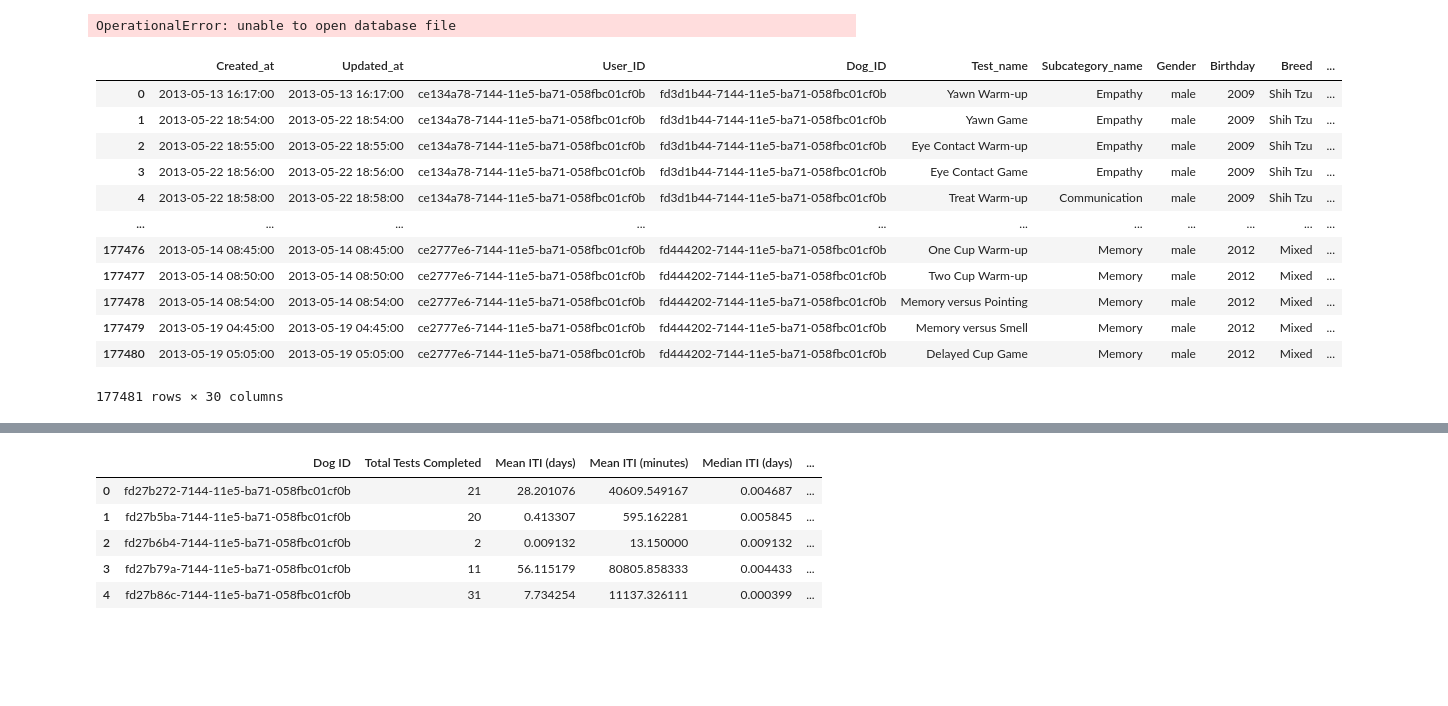
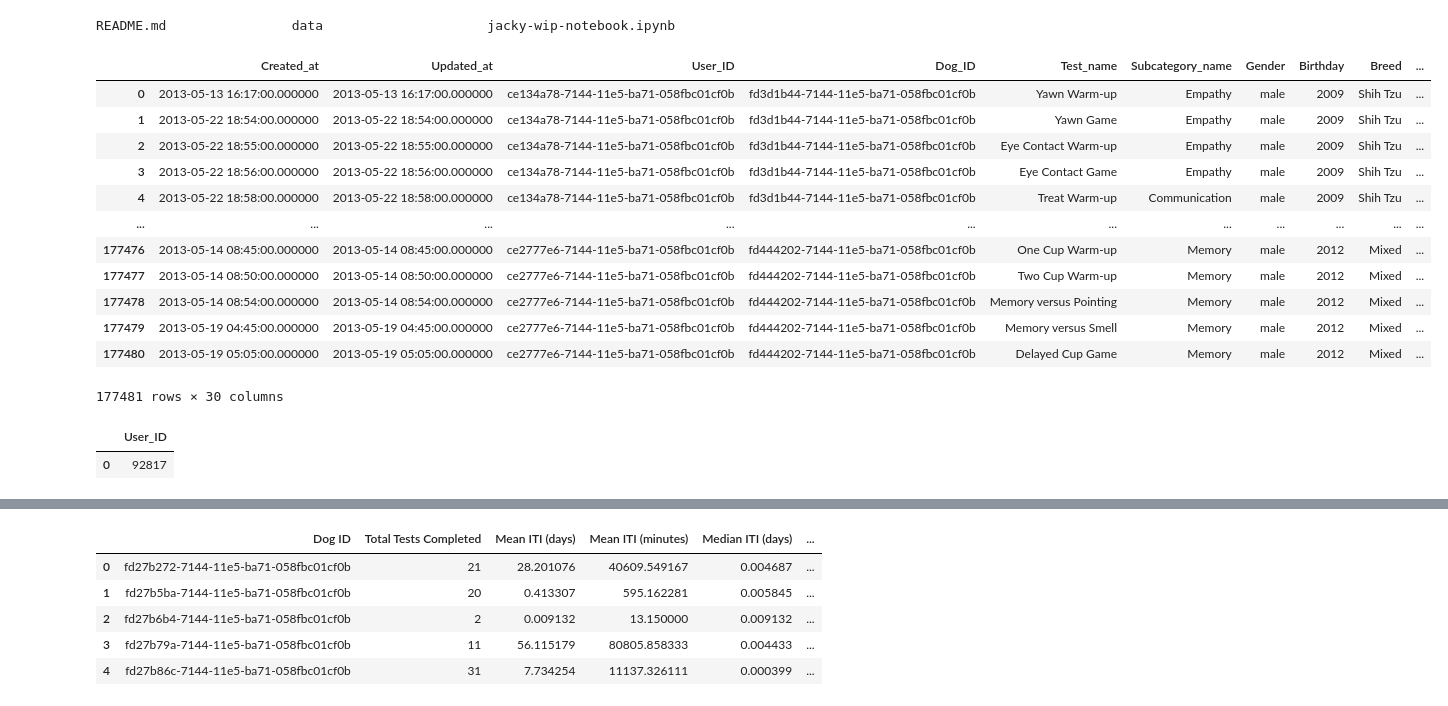
Before and after one commit to knyvzx/DS311-Group-Project-Excel, a Jupyter notebook: WIP_Jacky/jacky-wip-notebook.ipynb, the cells around one changed output, grey strips where cells are left out. Drawn from its saved outputs; the diff is of its cells as text; code cells hidden in the pictures; blank space fills up the shorter version.

```diff
--- a/WIP_Jacky/jacky-wip-notebook.ipynb
+++ b/WIP_Jacky/jacky-wip-notebook.ipynb
@@ -1,26 +1,43 @@
 # %%
 import pandas as pd
-import sqlite3
+import pandasql as ps
 
-conn = sqlite3.Connection("data/data.sqlite")
+df = pd.read_excel('data/dognition_data_no_aggregation_with_zip_code_correction.xlsx')
-# %% [output]
-OperationalError: unable to open database file
-# %%
-import pandas as pd
-import matplotlib.pyplot as plt
-"dognition_data_aggregated_by_dogid.xlsx" == '/Jacquelyns-Macbook-Pro/Desktop/DS311-Group-Project-Excel/WIP_Jacky/dognition_data_no_aggregation_with_zip_code_correction.xlsx'
-pd.read_excel("dognition_data_no_aggregation_with_zip_code_correction.xlsx")
-# %% [output]
-|  | Created_at | Updated_at | User_ID | Dog_ID | Test_name | Subcategory_name | Gender | Birthday | Breed | ... |
-| 0 | 2013-05-13 16:17:00 | 2013-05-13 16:17:00 | ce134a78-7144-11e5-ba71-058fbc01cf0b | fd3d1b44-7144-11e5-ba71-058fbc01cf0b | Yawn Warm-up | Empathy | male | 2009 | Shih Tzu | ... |
-| 1 | 2013-05-22 18:54:00 | 2013-05-22 18:54:00 | ce134a78-7144-11e5-ba71-058fbc01cf0b | fd3d1b44-7144-11e5-ba71-058fbc01cf0b | Yawn Game | Empathy | male | 2009 | Shih Tzu | ... |
-| 2 | 2013-05-22 18:55:00 | 2013-05-22 18:55:00 | ce134a78-7144-11e5-ba71-058fbc01cf0b | fd3d1b44-7144-11e5-ba71-058fbc01cf0b | Eye Contact Warm-up | Empathy | male | 2009 | Shih Tzu | ... |
-| 3 | 2013-05-22 18:56:00 | 2013-05-22 18:56:00 | ce134a78-7144-11e5-ba71-058fbc01cf0b | fd3d1b44-7144-11e5-ba71-058fbc01cf0b | Eye Contact Game | Empathy | male | 2009 | Shih Tzu | ... |
-| 4 | 2013-05-22 18:58:00 | 2013-05-22 18:58:00 | ce134a78-7144-11e5-ba71-058fbc01cf0b | fd3d1b44-7144-11e5-ba71-058fbc01cf0b | Treat Warm-up | Communication | male | 2009 | Shih Tzu | ... |
-| ... | ... | ... | ... | ... | ... | ... | ... | ... | ... | ... |
-| 177476 | 2013-05-14 08:45:00 | 2013-05-14 08:45:00 | ce2777e6-7144-11e5-ba71-058fbc01cf0b | fd444202-7144-11e5-ba71-058fbc01cf0b | One Cup Warm-up | Memory | male | 2012 | Mixed | ... |
-| 177477 | 2013-05-14 08:50:00 | 2013-05-14 08:50:00 | ce2777e6-7144-11e5-ba71-058fbc01cf0b | fd444202-7144-11e5-ba71-058fbc01cf0b | Two Cup Warm-up | Memory | male | 2012 | Mixed | ... |
-| 177478 | 2013-05-14 08:54:00 | 2013-05-14 08:54:00 | ce2777e6-7144-11e5-ba71-058fbc01cf0b | fd444202-7144-11e5-ba71-058fbc01cf0b | Memory versus Pointing | Memory | male | 2012 | Mixed | ... |
-| 177479 | 2013-05-19 04:45:00 | 2013-05-19 04:45:00 | ce2777e6-7144-11e5-ba71-058fbc01cf0b | fd444202-7144-11e5-ba71-058fbc01cf0b | Memory versus Smell | Memory | male | 2012 | Mixed | ... |
-| 177480 | 2013-05-19 05:05:00 | 2013-05-19 05:05:00 | ce2777e6-7144-11e5-ba71-058fbc01cf0b | fd444202-7144-11e5-ba71-058fbc01cf0b | Delayed Cup Game | Memory | male | 2012 | Mixed | ... |
-177481 rows × 30 columns
+# %%
+df.describe()
+!ls
+# %% [output]
+README.md                data                     jacky-wip-notebook.ipynb
+# %%
+q1 = """
+SELECT *
+FROM df ;
+"""
+result_1 = ps.sqldf(q1)
+
+print(result_1)
+# %% [output]
+|  | Created_at | Updated_at | User_ID | Dog_ID | Test_name | Subcategory_name | Gender | Birthday | Breed | ... |
+| 0 | 2013-05-13 16:17:00.000000 | 2013-05-13 16:17:00.000000 | ce134a78-7144-11e5-ba71-058fbc01cf0b | fd3d1b44-7144-11e5-ba71-058fbc01cf0b | Yawn Warm-up | Empathy | male | 2009 | Shih Tzu | ... |
+| 1 | 2013-05-22 18:54:00.000000 | 2013-05-22 18:54:00.000000 | ce134a78-7144-11e5-ba71-058fbc01cf0b | fd3d1b44-7144-11e5-ba71-058fbc01cf0b | Yawn Game | Empathy | male | 2009 | Shih Tzu | ... |
+| 2 | 2013-05-22 18:55:00.000000 | 2013-05-22 18:55:00.000000 | ce134a78-7144-11e5-ba71-058fbc01cf0b | fd3d1b44-7144-11e5-ba71-058fbc01cf0b | Eye Contact Warm-up | Empathy | male | 2009 | Shih Tzu | ... |
+| 3 | 2013-05-22 18:56:00.000000 | 2013-05-22 18:56:00.000000 | ce134a78-7144-11e5-ba71-058fbc01cf0b | fd3d1b44-7144-11e5-ba71-058fbc01cf0b | Eye Contact Game | Empathy | male | 2009 | Shih Tzu | ... |
+| 4 | 2013-05-22 18:58:00.000000 | 2013-05-22 18:58:00.000000 | ce134a78-7144-11e5-ba71-058fbc01cf0b | fd3d1b44-7144-11e5-ba71-058fbc01cf0b | Treat Warm-up | Communication | male | 2009 | Shih Tzu | ... |
+| ... | ... | ... | ... | ... | ... | ... | ... | ... | ... | ... |
+| 177476 | 2013-05-14 08:45:00.000000 | 2013-05-14 08:45:00.000000 | ce2777e6-7144-11e5-ba71-058fbc01cf0b | fd444202-7144-11e5-ba71-058fbc01cf0b | One Cup Warm-up | Memory | male | 2012 | Mixed | ... |
+| 177477 | 2013-05-14 08:50:00.000000 | 2013-05-14 08:50:00.000000 | ce2777e6-7144-11e5-ba71-058fbc01cf0b | fd444202-7144-11e5-ba71-058fbc01cf0b | Two Cup Warm-up | Memory | male | 2012 | Mixed | ... |
+| 177478 | 2013-05-14 08:54:00.000000 | 2013-05-14 08:54:00.000000 | ce2777e6-7144-11e5-ba71-058fbc01cf0b | fd444202-7144-11e5-ba71-058fbc01cf0b | Memory versus Pointing | Memory | male | 2012 | Mixed | ... |
+| 177479 | 2013-05-19 04:45:00.000000 | 2013-05-19 04:45:00.000000 | ce2777e6-7144-11e5-ba71-058fbc01cf0b | fd444202-7144-11e5-ba71-058fbc01cf0b | Memory versus Smell | Memory | male | 2012 | Mixed | ... |
+| 177480 | 2013-05-19 05:05:00.000000 | 2013-05-19 05:05:00.000000 | ce2777e6-7144-11e5-ba71-058fbc01cf0b | fd444202-7144-11e5-ba71-058fbc01cf0b | Delayed Cup Game | Memory | male | 2012 | Mixed | ... |
+177481 rows × 30 columns
+# %%
+q2 = """
+SELECT COUNT(*) User_ID
+FROM df
+WHERE Breed_type == 'Pure Breed'
+"""
+result_2 = ps.sqldf(q2)
+display(result_2)
+# %% [output]
+|  | User_ID |
+| 0 | 92817 |
```
Also changed, not shown: parts of 37 cells of this notebook, 9 other files.
